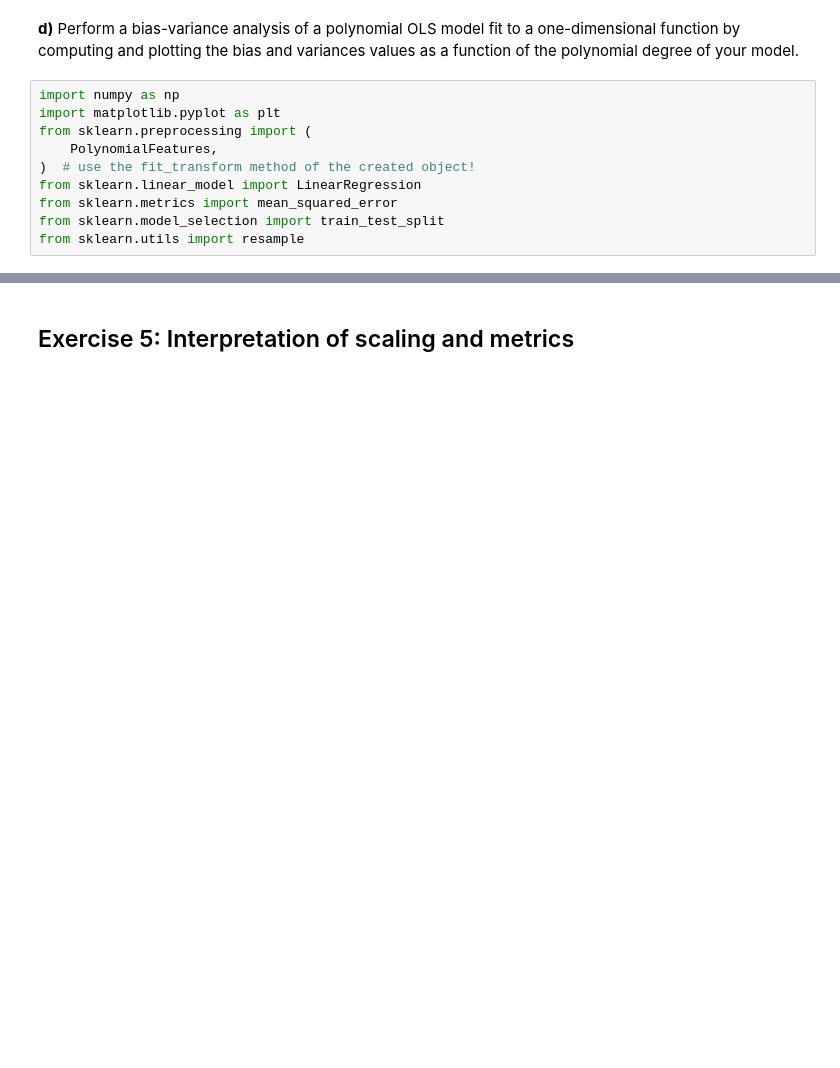
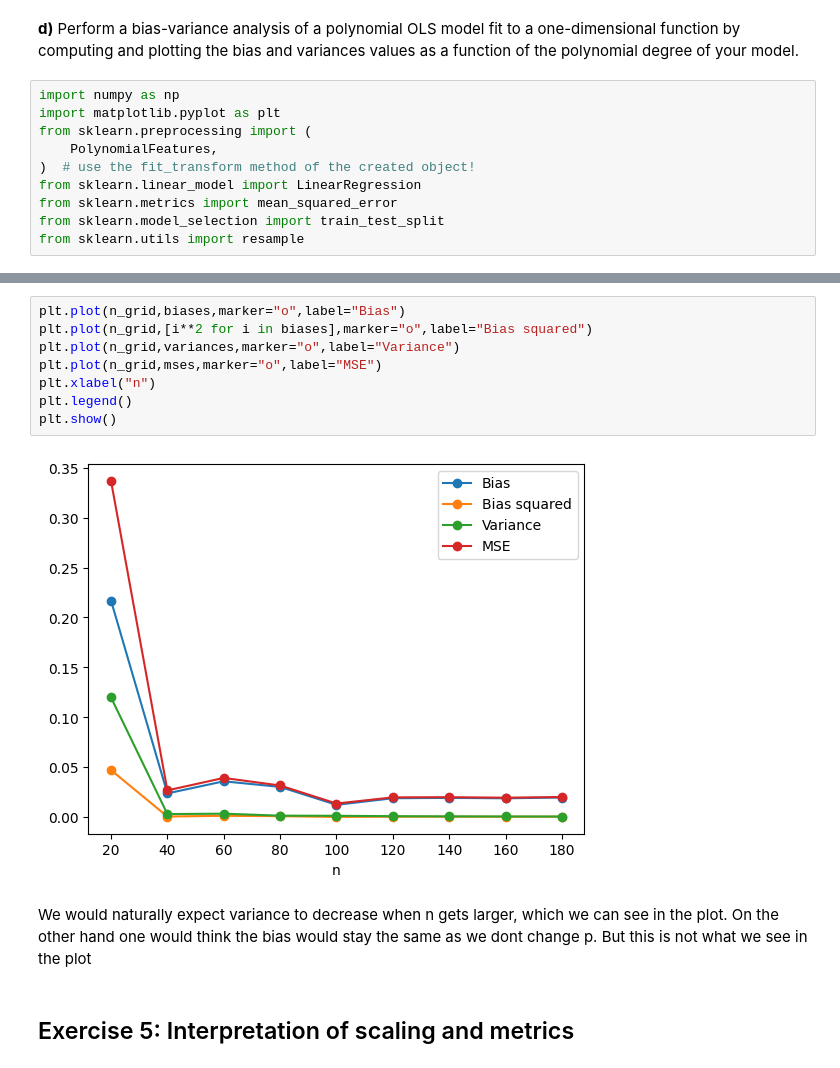
Before and after one commit to Bror1n/FYS-STK3155, a Jupyter notebook: doc/LectureNotes/exercisesweek38.ipynb, the cells around one changed output, grey strips where cells are left out. Cells and saved outputs as stored; diff of their text form; blank space fills up the shorter version.

```diff
--- a/doc/LectureNotes/exercisesweek38.ipynb
+++ b/doc/LectureNotes/exercisesweek38.ipynb
@@ -404,3 +525,15 @@ mses = []
+# %%
+plt.plot(n_grid,biases,marker="o",label="Bias")
+plt.plot(n_grid,[i**2 for i in biases],marker="o",label="Bias squared")
+plt.plot(n_grid,variances,marker="o",label="Variance")
+plt.plot(n_grid,mses,marker="o",label="MSE")
+plt.xlabel("n")
+plt.legend()
+plt.show()
+# %% [output]
+[figure, added]
+# %% [markdown]
+We would naturally expect variance to decrease when n gets larger, which we can see in the plot. On the other hand one would think the bias would stay the same as we dont change p. But this is not what we see in the plot
 # %% [markdown]
 ## Exercise 5: Interpretation of scaling and metrics
 # %% [markdown]
```
Also changed, not shown: parts of 11 cells of this notebook, 1 other file.
